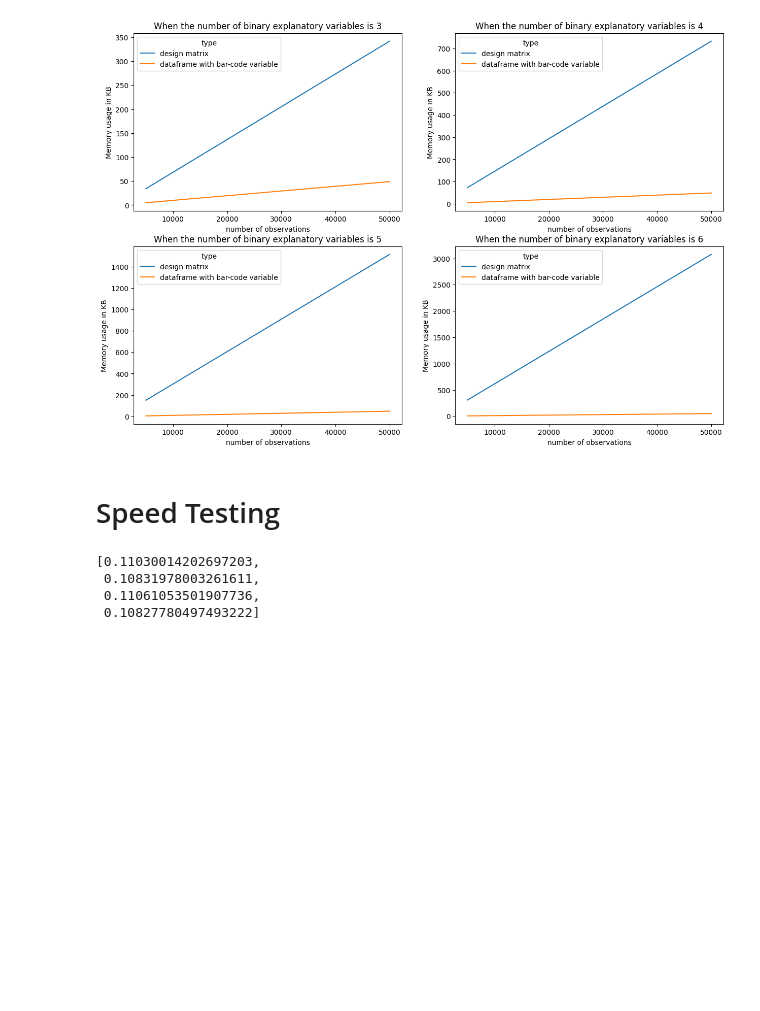
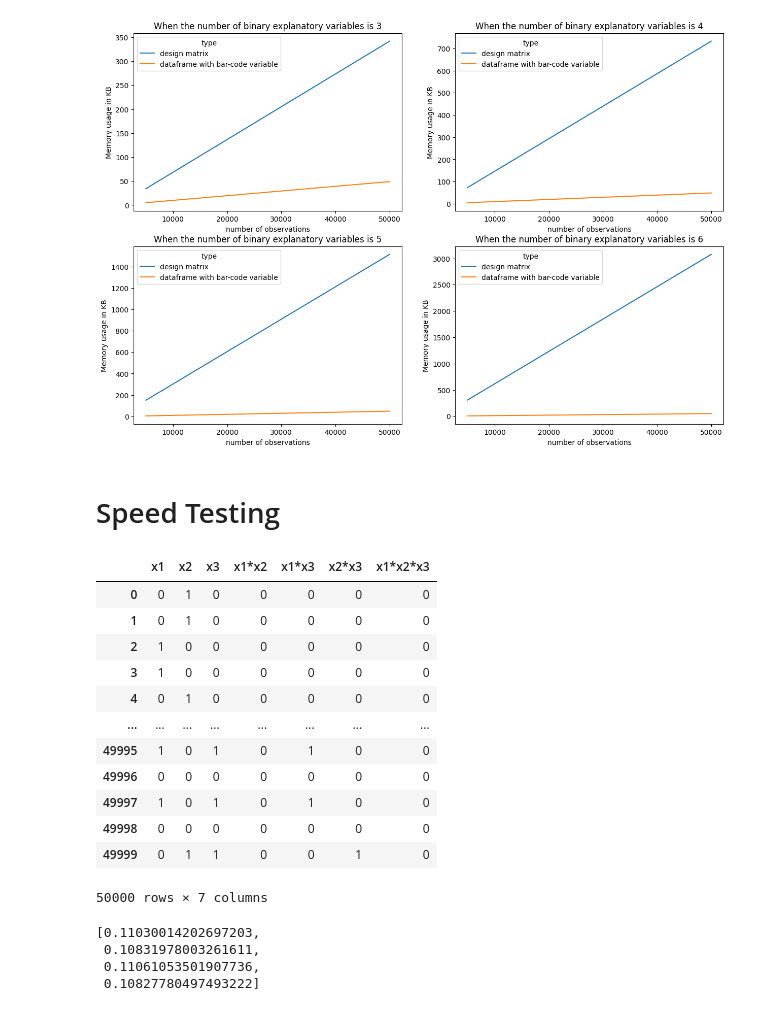
Before and after one commit to leeparkuky/barcode, a Jupyter notebook: chapter_1_simulation/memory.ipynb, the cells around one changed output. Drawn from its saved outputs; the diff is of its cells as text; code cells hidden in the pictures; blank space fills up the shorter version.

```diff
--- a/chapter_1_simulation/memory.ipynb
+++ b/chapter_1_simulation/memory.ipynb
@@ -39,2 +42,13 @@ from sys import getsizeof
 # %% [markdown]
 ## Experiment 1: Memory use of design matrix
+# %%
+number_of_variables = range(100, 1001, 100)
+sample_sizes =  50_000
+full_design_matrix_size = []
+barcode_matrix_size = []
+# %%
+from tqdm import tqdm
+for num_var, sample_size in tqdm(product(number_of_variables, sample_sizes), total = 10*4):
+    x1 = gen_full_X(num_var, sample_size).to_numpy().astype(np.uint8)
+    x2 = gen_barcode_frame(num_var, sample_size).to_numpy()
+    full_design_matrix_size.append(x1.nbytes); barcode_matrix_size.append(x2.nbytes)
@@ -87,11 +103,15 @@ fig.savefig('memory_simulation_result.png')
 def gen_full_X(X):
     raw_X = X.copy()
     colnames = raw_X.columns
+    interaction_columns = []
     for k in range(2, len(colnames)+ 1):
         interaction_generator = combinations(colnames, k)
         for interaction_tuple in interaction_generator:
             new_colname = "*".join(interaction_tuple)
-            raw_X[new_colname] = raw_X[list(interaction_tuple)].apply(np.prod, axis = 1)
+            new_column = raw_X[list(interaction_tuple)].apply(np.prod, axis = 1).copy()
+            new_column.name = new_colname
+            interaction_columns.append(new_column)
+    raw_X = pd.concat([raw_X] + interaction_columns, axis = 1)
     return raw_X
 
 def gen_barcode_frame(X):
@@ -105,6 +125,22 @@ X = gen_X(3, 50_000)
 y = np.random.normal(size = 50_000)
 # %%
 df = gen_full_X(X)
+# %%
+df
+# %% [output]
+|  | x1 | x2 | x3 | x1*x2 | x1*x3 | x2*x3 | x1*x2*x3 |
+| 0 | 0 | 1 | 0 | 0 | 0 | 0 | 0 |
+| 1 | 0 | 1 | 0 | 0 | 0 | 0 | 0 |
+| 2 | 1 | 0 | 0 | 0 | 0 | 0 | 0 |
+| 3 | 1 | 0 | 0 | 0 | 0 | 0 | 0 |
+| 4 | 0 | 1 | 0 | 0 | 0 | 0 | 0 |
+| ... | ... | ... | ... | ... | ... | ... | ... |
+| 49995 | 1 | 0 | 1 | 0 | 1 | 0 | 0 |
+| 49996 | 0 | 0 | 0 | 0 | 0 | 0 | 0 |
+| 49997 | 1 | 0 | 1 | 0 | 1 | 0 | 0 |
+| 49998 | 0 | 0 | 0 | 0 | 0 | 0 | 0 |
+| 49999 | 0 | 1 | 1 | 0 | 0 | 1 | 0 |
+50000 rows × 7 columns
 # %%
 timeit.repeat("gen_barcode_frame(X)", globals = globals(), number = 1, repeat = 4)
 # %% [output]
```
Also changed, not shown: parts of 30 cells of this notebook, 9 other files.
